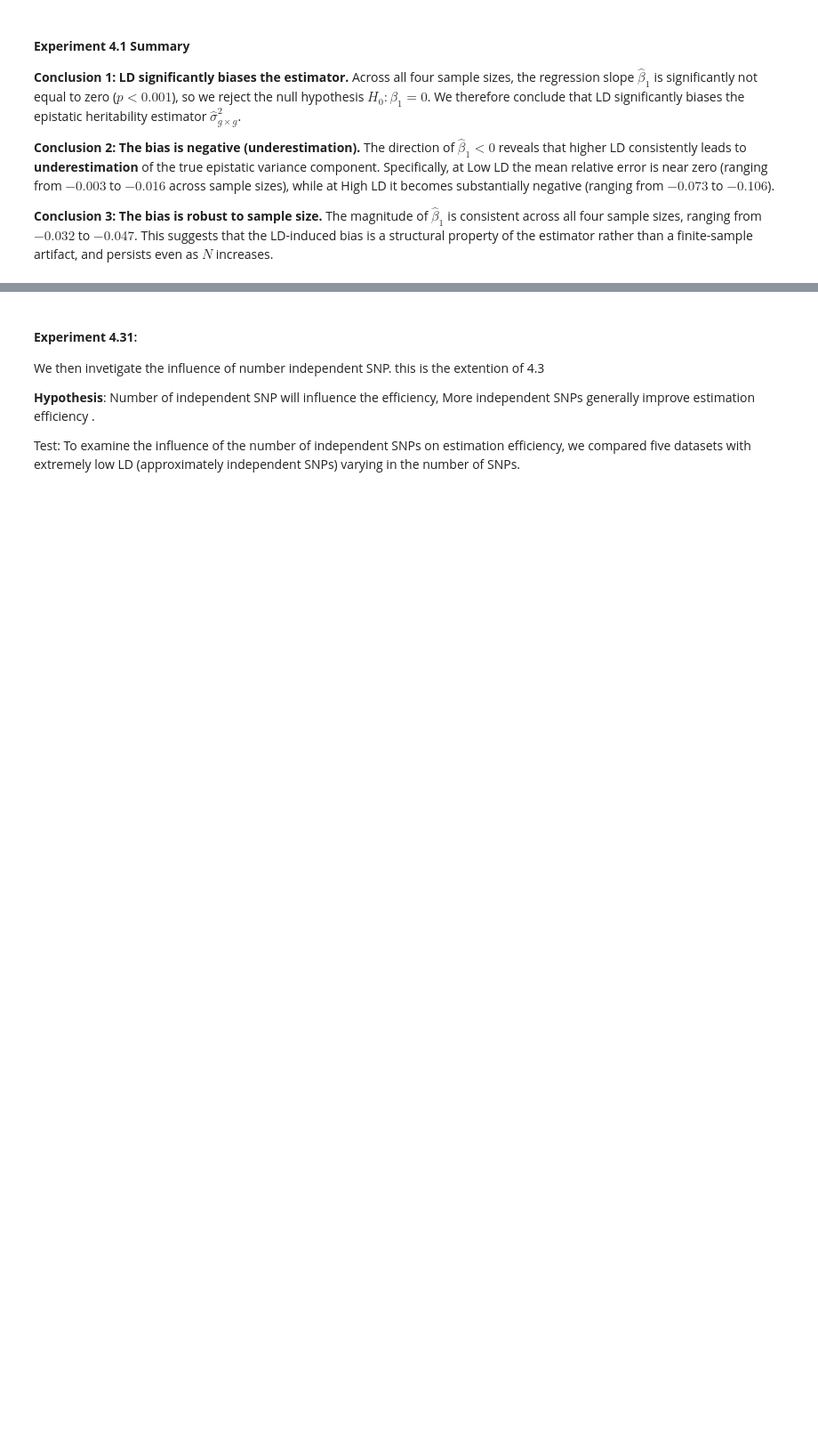
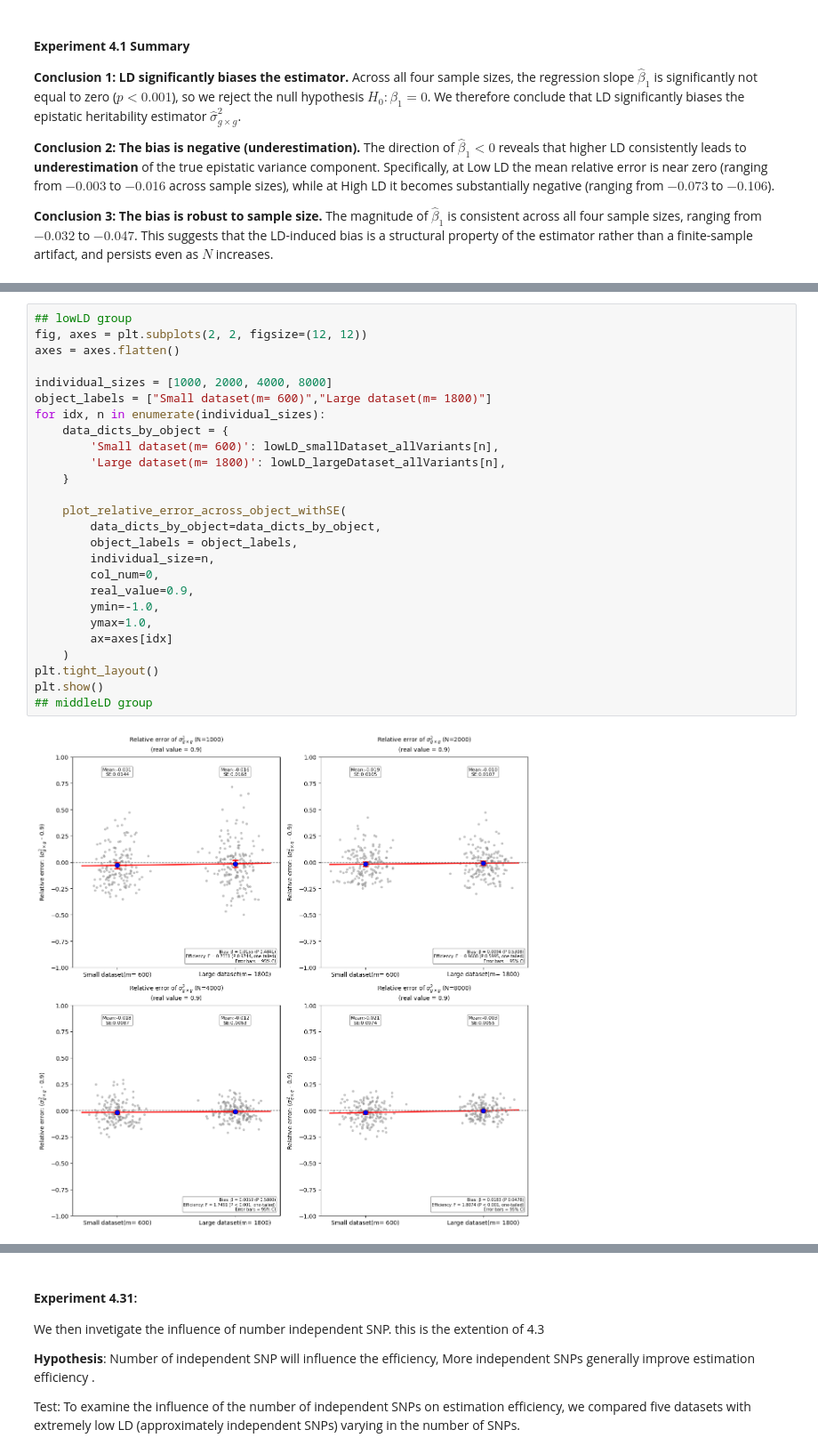
Before and after one commit to border-lab/Full-gene-level-GxG-Estimation, a Jupyter notebook: Experiments/solve_ContiguousSNP.ipynb, the cells around one changed output, grey strips where cells are left out. Shown at 89% size. Cells and saved outputs as stored; diff of their text form; blank space fills up the shorter version.

```diff
--- a/Experiments/solve_ContiguousSNP.ipynb
+++ b/Experiments/solve_ContiguousSNP.ipynb
@@ -457,2 +467,30 @@ plt.show()
+# %%
+## lowLD group
+fig, axes = plt.subplots(2, 2, figsize=(12, 12))
+axes = axes.flatten()
+
+individual_sizes = [1000, 2000, 4000, 8000]
+object_labels = ["Small dataset(m= 600)","Large dataset(m= 1800)"]
+for idx, n in enumerate(individual_sizes):
+    data_dicts_by_object = {
+        'Small dataset(m= 600)': lowLD_smallDataset_allVariants[n],
+        'Large dataset(m= 1800)': lowLD_largeDataset_allVariants[n],
+    }
+
+    plot_relative_error_across_object_withSE(
+        data_dicts_by_object=data_dicts_by_object,
+        object_labels = object_labels,
+        individual_size=n,
+        col_num=0,
+        real_value=0.9,
+        ymin=-1.0,
+        ymax=1.0,
+        ax=axes[idx]
+    )
+plt.tight_layout()
+plt.show()
+## middleLD group
+# %% [output]
+[figure, added]
 # %% [markdown]
 #### **Experiment 4.3 Summary**:
```
Also changed, not shown: parts of 19 cells of this notebook, 30 other files.
